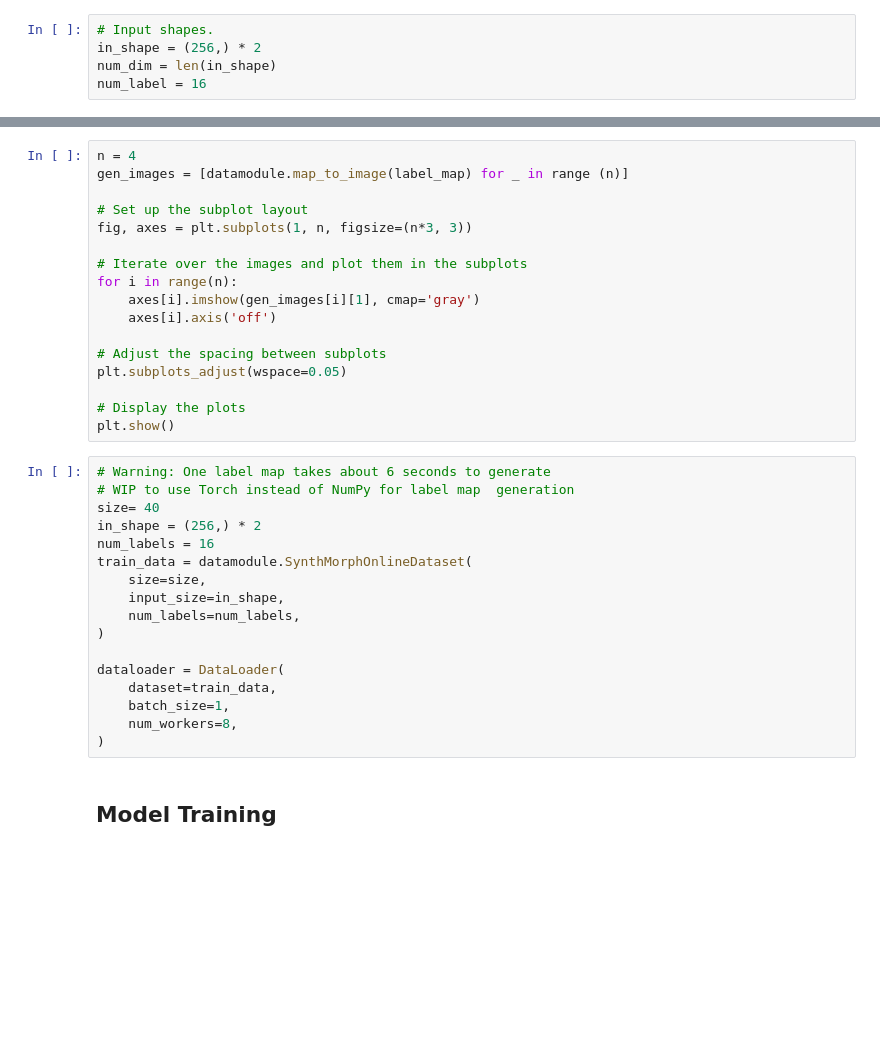
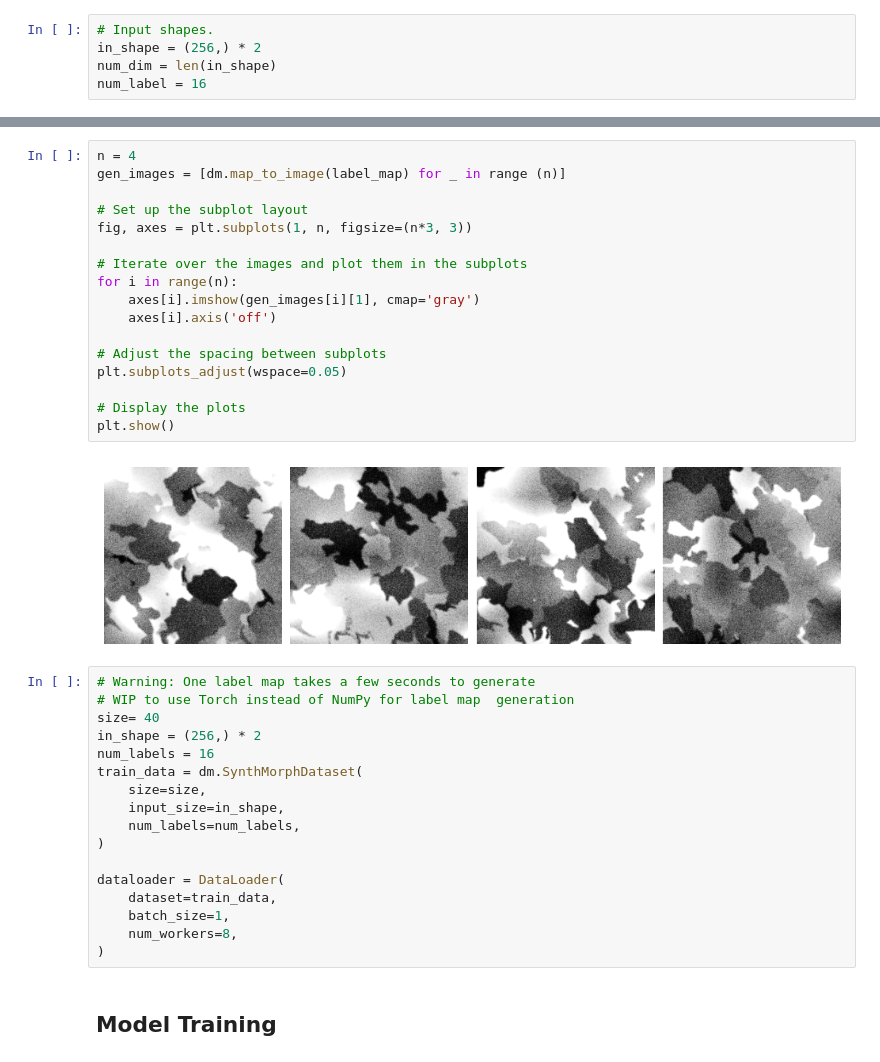
Before and after one commit to matt-kh/synthmorph-torch, a Jupyter notebook: synthmorph_demo.ipynb, the cells around one changed output, grey strips where cells are left out. Saved outputs shown, nothing was run; the diff lists cells and outputs as text; blank space fills up the shorter version.

```diff
--- a/synthmorph_demo.ipynb
+++ b/synthmorph_demo.ipynb
@@ -51,27 +46,29 @@ plt.imshow(label_map, cmap='tab20c')
 # %%
 n = 4
-gen_images = [datamodule.map_to_image(label_map) for _ in range (n)]
+gen_images = [dm.map_to_image(label_map) for _ in range (n)]
 
 # Set up the subplot layout
 fig, axes = plt.subplots(1, n, figsize=(n*3, 3))
 
 # Iterate over the images and plot them in the subplots
 for i in range(n):
     axes[i].imshow(gen_images[i][1], cmap='gray')
     axes[i].axis('off')
 
 # Adjust the spacing between subplots
 plt.subplots_adjust(wspace=0.05)
 
 # Display the plots
 plt.show()
+# %% [output]
+[figure, added]
 # %%
-# Warning: One label map takes about 6 seconds to generate
+# Warning: One label map takes a few seconds to generate
 # WIP to use Torch instead of NumPy for label map  generation
 size= 40
 in_shape = (256,) * 2
 num_labels = 16
-train_data = datamodule.SynthMorphOnlineDataset(
+train_data = dm.SynthMorphDataset(
     size=size,
     input_size=in_shape,
     num_labels=num_labels,
```
Also changed, not shown: parts of 31 cells of this notebook, 1 other file.
